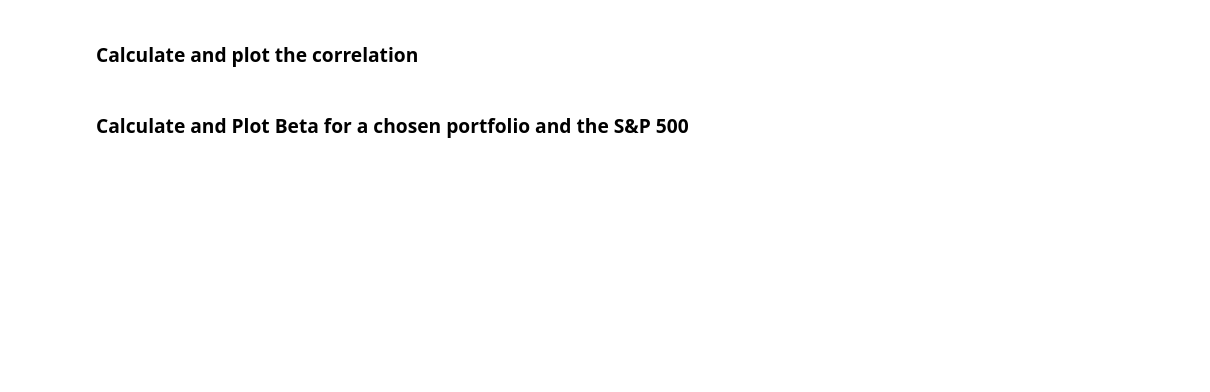
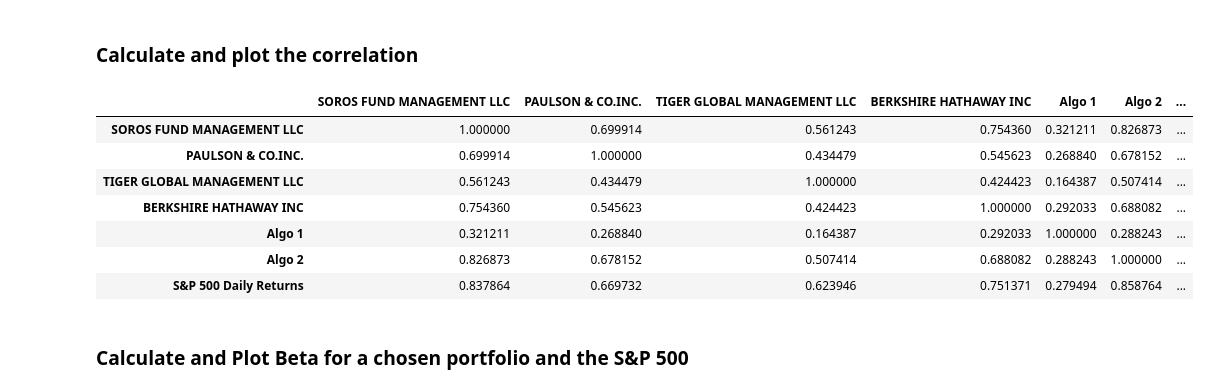
Before and after one commit to AkanSri/Rutgers-FinTech, a Jupyter notebook: 02-Homework/04-Pandas/Instructions/Starter_Code/whale_analysis.ipynb, the cells around one changed output. Saved outputs shown, nothing was run; the diff lists cells and outputs as text; code cells hidden in the pictures; blank space fills up the shorter version.

```diff
--- a/02-Homework/04-Pandas/Instructions/Starter_Code/whale_analysis.ipynb
+++ b/02-Homework/04-Pandas/Instructions/Starter_Code/whale_analysis.ipynb
@@ -316,7 +317,17 @@ Risk changes over time. Analyze the rolling statistics for Risk and Beta.
 ### Calculate and plot the correlation
 # %%
 # Calculate the correlation
-
+correlation = all_portfolios_returns.corr()
 # Display de correlation matrix
+correlation
+# %% [output]
+|  | SOROS FUND MANAGEMENT LLC | PAULSON & CO.INC. | TIGER GLOBAL MANAGEMENT LLC | BERKSHIRE HATHAWAY INC | Algo 1 | Algo 2 | ... |
+| SOROS FUND MANAGEMENT LLC | 1.000000 | 0.699914 | 0.561243 | 0.754360 | 0.321211 | 0.826873 | ... |
+| PAULSON & CO.INC. | 0.699914 | 1.000000 | 0.434479 | 0.545623 | 0.268840 | 0.678152 | ... |
+| TIGER GLOBAL MANAGEMENT LLC | 0.561243 | 0.434479 | 1.000000 | 0.424423 | 0.164387 | 0.507414 | ... |
+| BERKSHIRE HATHAWAY INC | 0.754360 | 0.545623 | 0.424423 | 1.000000 | 0.292033 | 0.688082 | ... |
+| Algo 1 | 0.321211 | 0.268840 | 0.164387 | 0.292033 | 1.000000 | 0.288243 | ... |
+| Algo 2 | 0.826873 | 0.678152 | 0.507414 | 0.688082 | 0.288243 | 1.000000 | ... |
+| S&P 500 Daily Returns | 0.837864 | 0.669732 | 0.623946 | 0.751371 | 0.279494 | 0.858764 | ... |
 # %% [markdown]
 ### Calculate and Plot Beta for a chosen portfolio and the S&P 500
```
Also changed, not shown: parts of 14 cells of this notebook.
